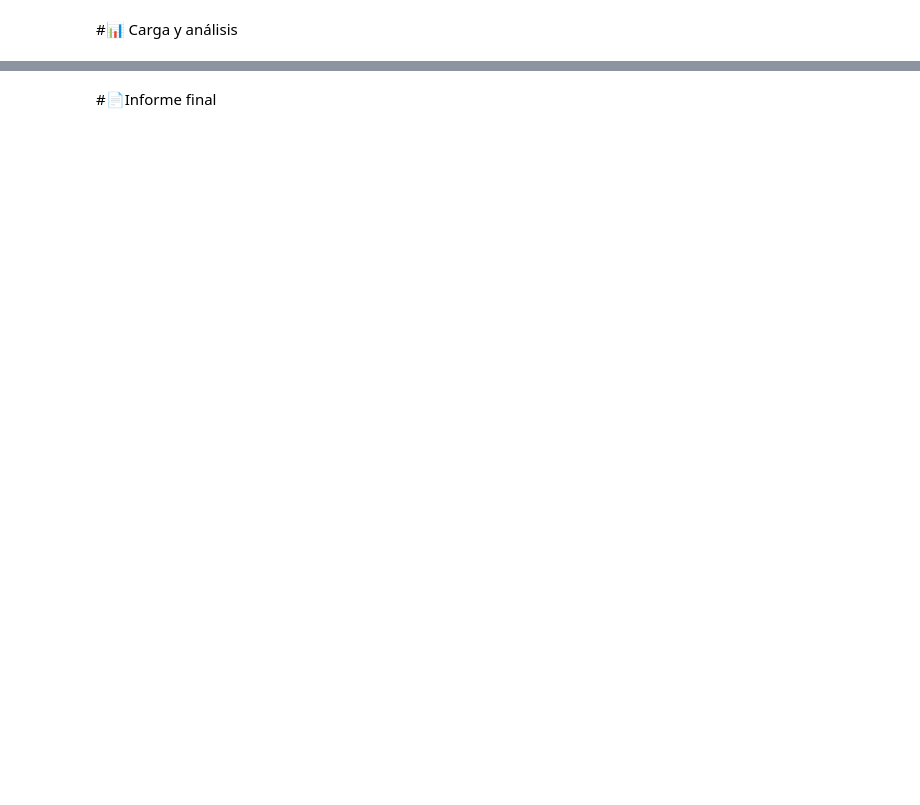
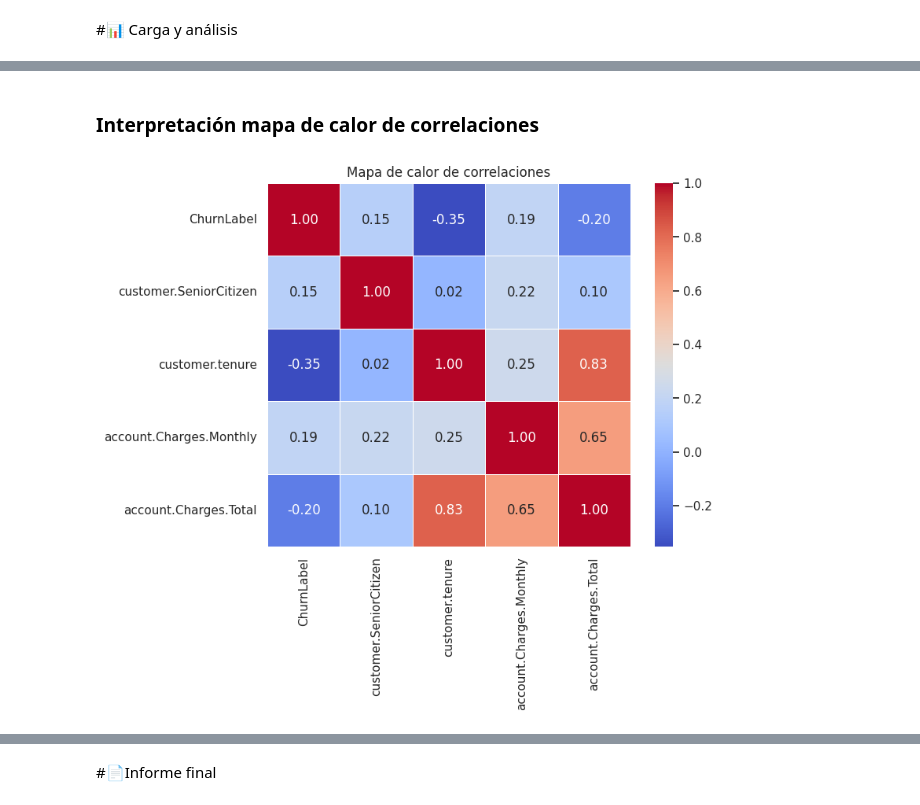
Before and after one commit to Tecindes/TelecomX_LATAM, a Jupyter notebook: TelecomX_LATAM.ipynb, the cells around one changed output, grey strips where cells are left out. Saved outputs shown, nothing was run; the diff lists cells and outputs as text; code cells hidden in the pictures; blank space fills up the shorter version.

```diff
--- a/TelecomX_LATAM.ipynb
+++ b/TelecomX_LATAM.ipynb
@@ -123,0 +431,30 @@ See the caveats in the documentation: https://pandas.pydata.org/pandas-docs/stab
+# %% [markdown]
+### Interpretación mapa de calor de correlaciones
+# %%
+import pandas as pd
+import matplotlib.pyplot as plt
+import seaborn as sns
+
+df_telecom['ChurnLabel'] = df_telecom['Churn'].map({'Yes': 1, 'No': 0})
+
+columnas_numericas = [
+    'ChurnLabel',
+    'customer.SeniorCitizen',
+    'customer.tenure',
+    'account.Charges.Monthly',
+    'account.Charges.Total'
+]
+
+# Convertir columnas si es necesario
+df_telecom[columnas_numericas] = df_telecom[columnas_numericas].apply(pd.to_numeric, errors='coerce')
+
+# Calcular correlaciones
+corr = df_telecom[columnas_numericas].corr()
+
+# Graficar el mapa de calor
+plt.figure(figsize=(8, 6))
+sns.heatmap(corr, annot=True, fmt=".2f", cmap='coolwarm', square=True, linewidths=0.5)
+plt.title("Mapa de calor de correlaciones")
+plt.show()
+# %% [output]
+[figure, added]
```
Also changed, not shown: parts of 45 cells of this notebook.
